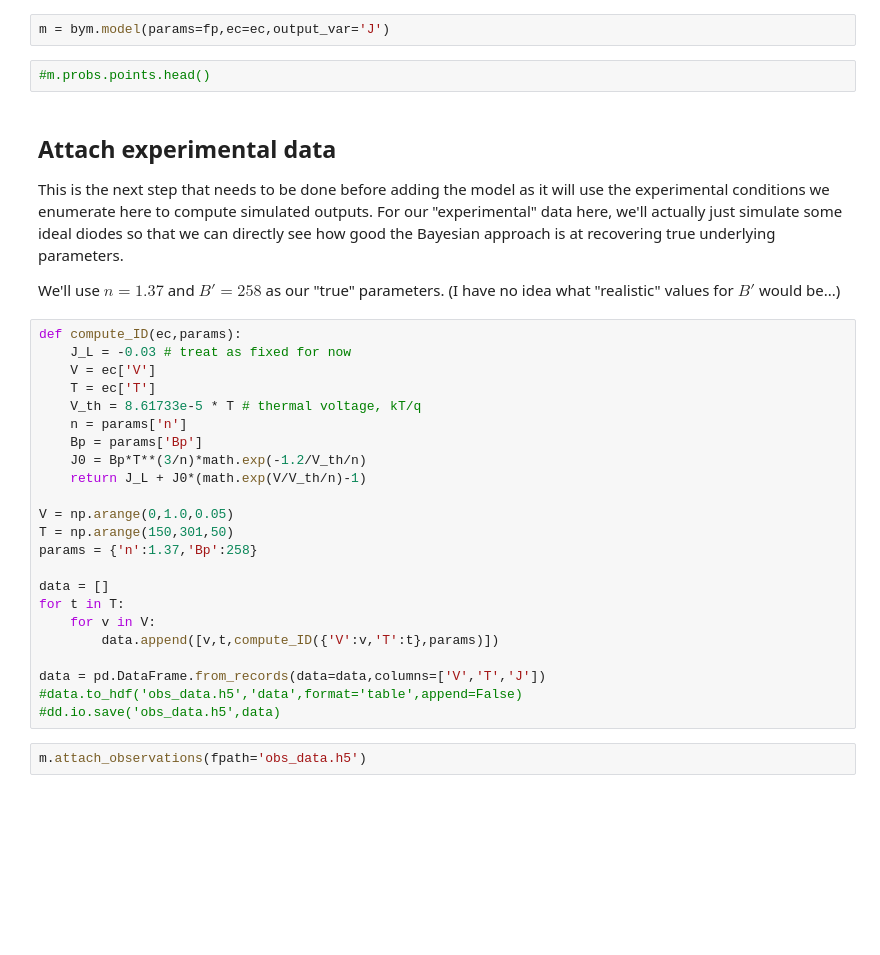
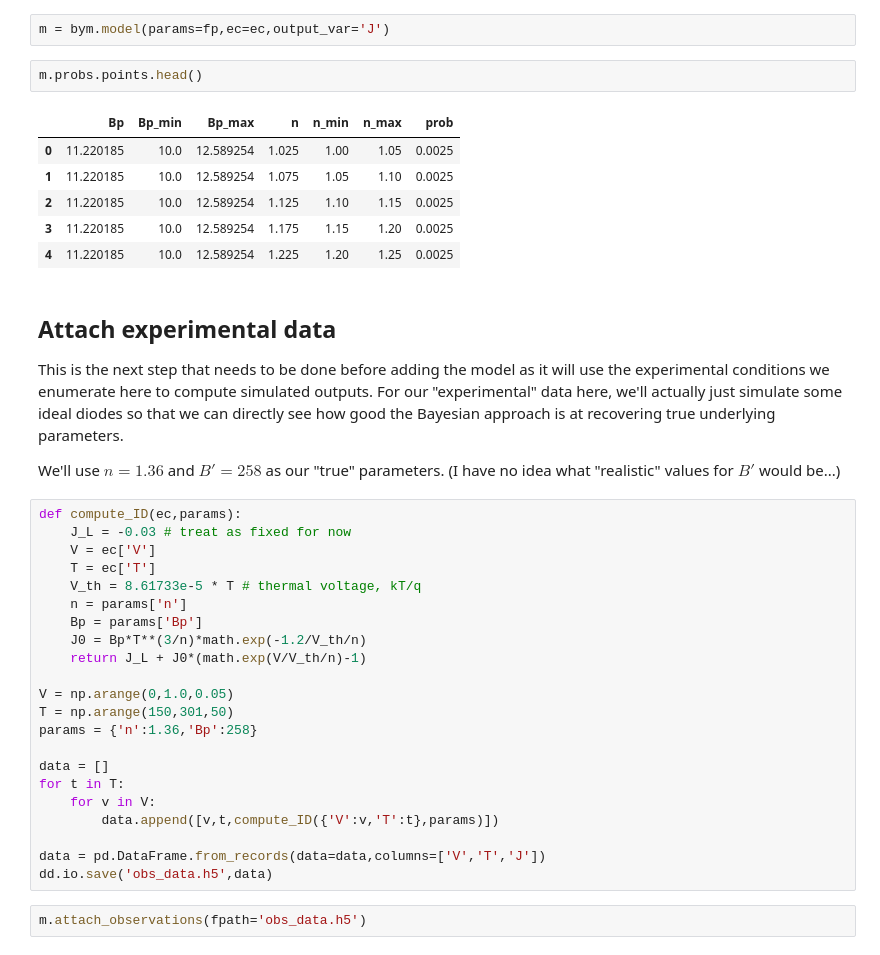
Before and after one commit to PV-Lab/bayesim, a Jupyter notebook: examples/diode/ideal_diode.ipynb, the cells around one changed output. Drawn from its saved outputs; the diff is of its cells as text; blank space fills up the shorter version.

```diff
--- a/examples/diode/ideal_diode.ipynb
+++ b/examples/diode/ideal_diode.ipynb
@@ -38,12 +56,19 @@ ec = ['V','T']
 # %%
 m = bym.model(params=fp,ec=ec,output_var='J')
 # %%
-#m.probs.points.head()
+m.probs.points.head()
+# %% [output]
+|  | Bp | Bp_min | Bp_max | n | n_min | n_max | prob |
+| 0 | 11.220185 | 10.0 | 12.589254 | 1.025 | 1.00 | 1.05 | 0.0025 |
+| 1 | 11.220185 | 10.0 | 12.589254 | 1.075 | 1.05 | 1.10 | 0.0025 |
+| 2 | 11.220185 | 10.0 | 12.589254 | 1.125 | 1.10 | 1.15 | 0.0025 |
+| 3 | 11.220185 | 10.0 | 12.589254 | 1.175 | 1.15 | 1.20 | 0.0025 |
+| 4 | 11.220185 | 10.0 | 12.589254 | 1.225 | 1.20 | 1.25 | 0.0025 |
 # %% [markdown]
 ## Attach experimental data
 This is the next step that needs to be done before adding the model as it will use the experimental conditions we enumerate here to compute simulated outputs. For our "experimental" data here, we'll actually just simulate some ideal diodes so that we can directly see how good the Bayesian approach is at recovering true underlying parameters.
 
-We'll use $n=1.37$ and $B'=258$ as our "true" parameters. (I have no idea what "realistic" values for $B'$ would be...)
+We'll use $n=1.36$ and $B'=258$ as our "true" parameters. (I have no idea what "realistic" values for $B'$ would be...)
 # %%
 def compute_ID(ec,params):
     J_L = -0.03 # treat as fixed for now
@@ -57,7 +82,7 @@ def compute_ID(ec,params):
 
 V = np.arange(0,1.0,0.05)
 T = np.arange(150,301,50)
-params = {'n':1.37,'Bp':258}
+params = {'n':1.36,'Bp':258}
 
 data = []
 for t in T:
@@ -65,8 +90,7 @@ for t in T:
         data.append([v,t,compute_ID({'V':v,'T':t},params)])
 
 data = pd.DataFrame.from_records(data=data,columns=['V','T','J'])
-#data.to_hdf('obs_data.h5','data',format='table',append=False)
-#dd.io.save('obs_data.h5',data)
+dd.io.save('obs_data.h5',data)
 # %%
 m.attach_observations(fpath='obs_data.h5')
 # %%
```
Also changed, not shown: parts of 14 cells of this notebook, 7 other files.
